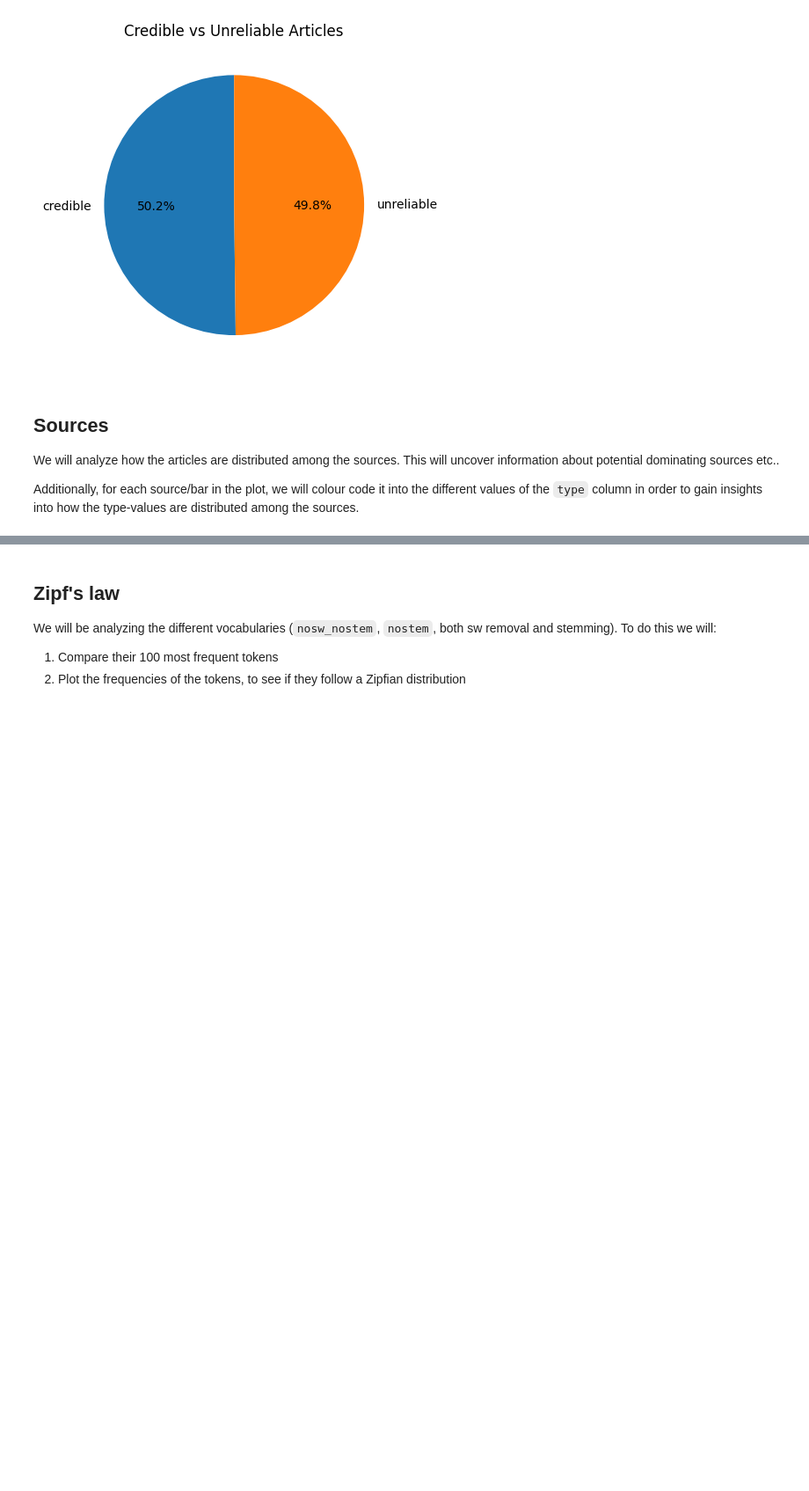
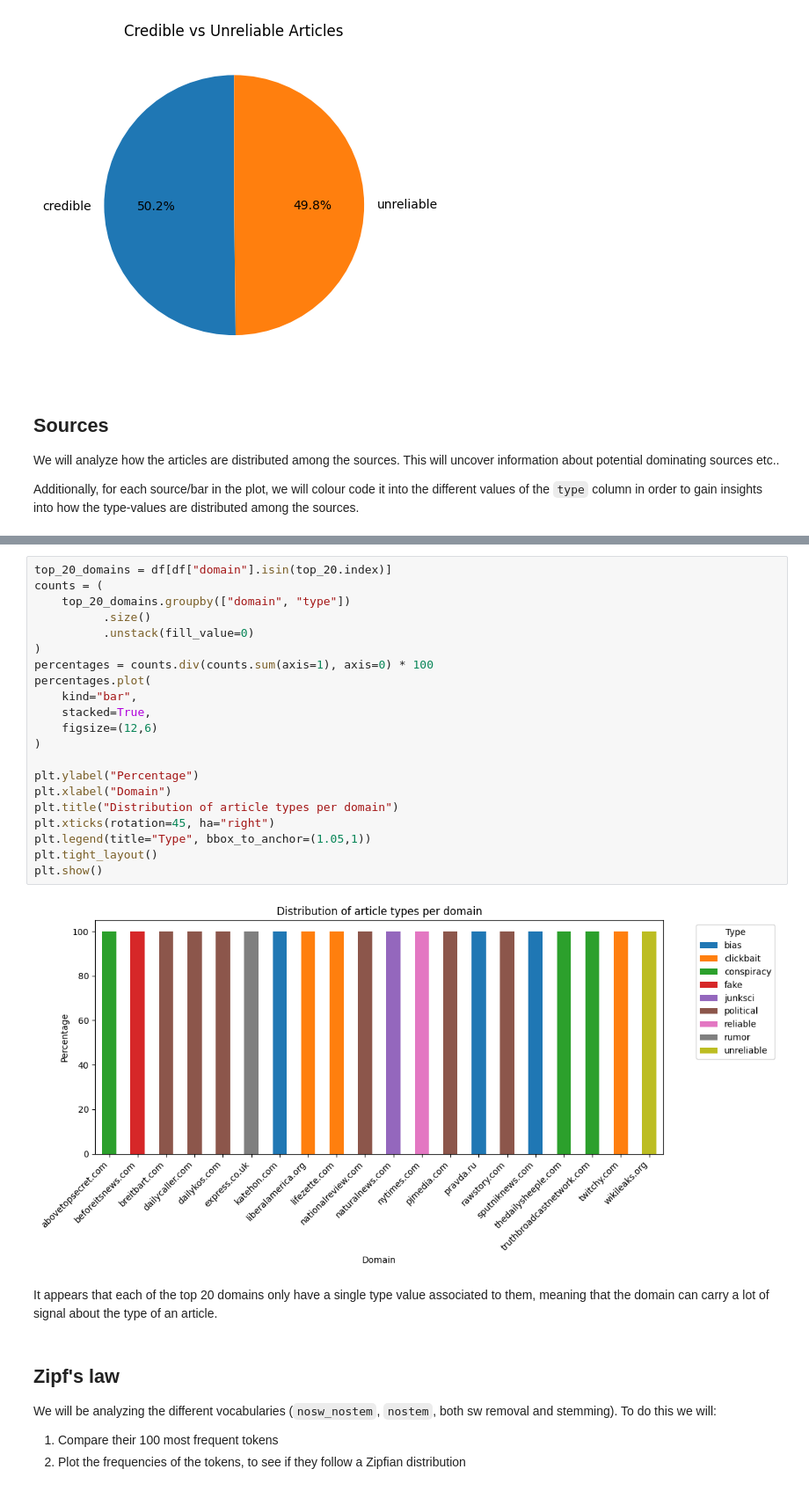
Before and after one commit to BimmerBass/GDS2026, a Jupyter notebook: data_analysis.ipynb, the cells around one changed output, grey strips where cells are left out. Shown at 88% size. Saved outputs shown, nothing was run; the diff lists cells and outputs as text; blank space fills up the shorter version.

````diff
--- a/data_analysis.ipynb
+++ b/data_analysis.ipynb
@@ -82,3 +81,28 @@ plt.show()
+# %%
+top_20_domains = df[df["domain"].isin(top_20.index)]
+counts = (
+    top_20_domains.groupby(["domain", "type"])
+          .size()
+          .unstack(fill_value=0)
+)
+percentages = counts.div(counts.sum(axis=1), axis=0) * 100
+percentages.plot(
+    kind="bar",
+    stacked=True,
+    figsize=(12,6)
+)
+
+plt.ylabel("Percentage")
+plt.xlabel("Domain")
+plt.title("Distribution of article types per domain")
+plt.xticks(rotation=45, ha="right")
+plt.legend(title="Type", bbox_to_anchor=(1.05,1))
+plt.tight_layout()
+plt.show()
+# %% [output]
+[figure, added]
+# %% [markdown]
+It appears that each of the top 20 domains only have a single type value associated to them, meaning that the domain can carry a lot of signal about the type of an article.
 # %% [markdown]
 ## Zipf's law
 We will be analyzing the different vocabularies (```nosw_nostem```, ```nostem```, both sw removal and stemming). To do this we will:
````
Also changed, not shown: parts of 3 cells of this notebook.
